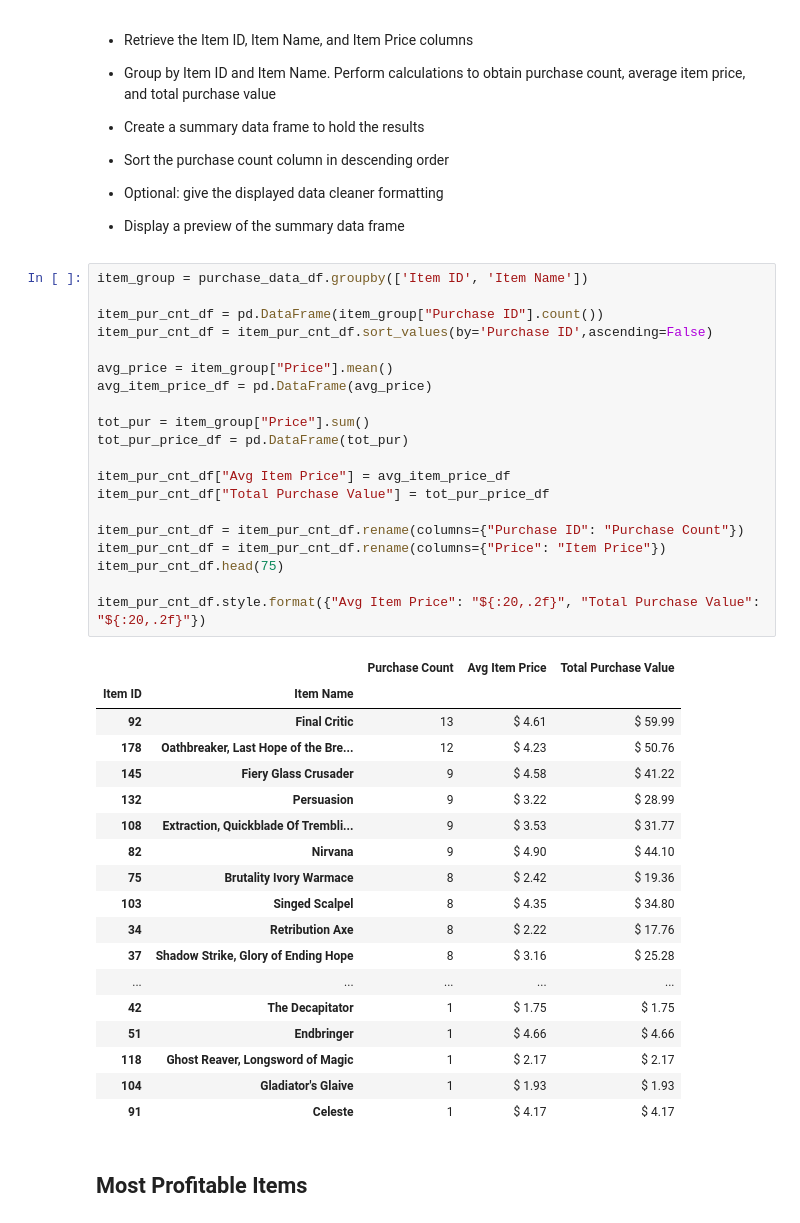
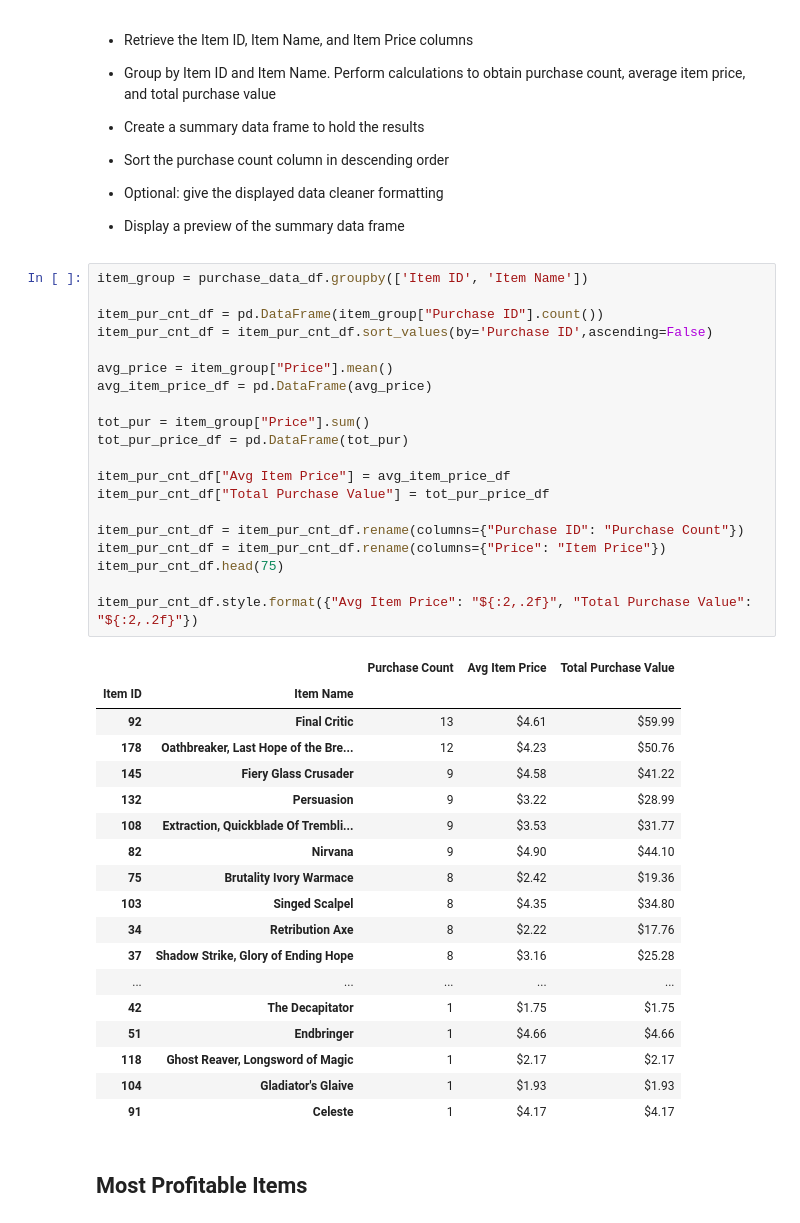
Before and after one commit to patrickfspring/Game-Purchase-Analysis-using-Pandas, a Jupyter notebook: HeroesOfPymoli/HeroesOfPymoli_starter.ipynb, the cells around one changed output. Drawn from its saved outputs; the diff is of its cells as text.

Commit message:
committing last problem

```diff
--- a/HeroesOfPymoli/HeroesOfPymoli_starter.ipynb
+++ b/HeroesOfPymoli/HeroesOfPymoli_starter.ipynb
@@ -334,42 +325,42 @@ player_purchases_df.style.format({"Average Purchase Price": "${:20,.2f}", "Total
 # %%
 item_group = purchase_data_df.groupby(['Item ID', 'Item Name'])
 
 item_pur_cnt_df = pd.DataFrame(item_group["Purchase ID"].count())
 item_pur_cnt_df = item_pur_cnt_df.sort_values(by='Purchase ID',ascending=False)
 
 avg_price = item_group["Price"].mean()
 avg_item_price_df = pd.DataFrame(avg_price)
 
 tot_pur = item_group["Price"].sum()
 tot_pur_price_df = pd.DataFrame(tot_pur)
 
 item_pur_cnt_df["Avg Item Price"] = avg_item_price_df
 item_pur_cnt_df["Total Purchase Value"] = tot_pur_price_df
 
 item_pur_cnt_df = item_pur_cnt_df.rename(columns={"Purchase ID": "Purchase Count"})
 item_pur_cnt_df = item_pur_cnt_df.rename(columns={"Price": "Item Price"})
 item_pur_cnt_df.head(75)
 
-item_pur_cnt_df.style.format({"Avg Item Price": "${:20,.2f}", "Total Purchase Value": "${:20,.2f}"})
+item_pur_cnt_df.style.format({"Avg Item Price": "${:2,.2f}", "Total Purchase Value": "${:2,.2f}"})
 # %% [output]
 |  |  | Purchase Count | Avg Item Price | Total Purchase Value |
 | Item ID | Item Name |  |  |  |
-| 92 | Final Critic | 13 | $ 4.61 | $ 59.99 |
-| 178 | Oathbreaker, Last Hope of the Bre... | 12 | $ 4.23 | $ 50.76 |
-| 145 | Fiery Glass Crusader | 9 | $ 4.58 | $ 41.22 |
-| 132 | Persuasion | 9 | $ 3.22 | $ 28.99 |
-| 108 | Extraction, Quickblade Of Trembli... | 9 | $ 3.53 | $ 31.77 |
-| 82 | Nirvana | 9 | $ 4.90 | $ 44.10 |
-| 75 | Brutality Ivory Warmace | 8 | $ 2.42 | $ 19.36 |
-| 103 | Singed Scalpel | 8 | $ 4.35 | $ 34.80 |
-| 34 | Retribution Axe | 8 | $ 2.22 | $ 17.76 |
-| 37 | Shadow Strike, Glory of Ending Hope | 8 | $ 3.16 | $ 25.28 |
+| 92 | Final Critic | 13 | $4.61 | $59.99 |
+| 178 | Oathbreaker, Last Hope of the Bre... | 12 | $4.23 | $50.76 |
+| 145 | Fiery Glass Crusader | 9 | $4.58 | $41.22 |
+| 132 | Persuasion | 9 | $3.22 | $28.99 |
+| 108 | Extraction, Quickblade Of Trembli... | 9 | $3.53 | $31.77 |
+| 82 | Nirvana | 9 | $4.90 | $44.10 |
+| 75 | Brutality Ivory Warmace | 8 | $2.42 | $19.36 |
+| 103 | Singed Scalpel | 8 | $4.35 | $34.80 |
+| 34 | Retribution Axe | 8 | $2.22 | $17.76 |
+| 37 | Shadow Strike, Glory of Ending Hope | 8 | $3.16 | $25.28 |
 | ... | ... | ... | ... | ... |
-| 42 | The Decapitator | 1 | $ 1.75 | $ 1.75 |
-| 51 | Endbringer | 1 | $ 4.66 | $ 4.66 |
-| 118 | Ghost Reaver, Longsword of Magic | 1 | $ 2.17 | $ 2.17 |
-| 104 | Gladiator's Glaive | 1 | $ 1.93 | $ 1.93 |
-| 91 | Celeste | 1 | $ 4.17 | $ 4.17 |
+| 42 | The Decapitator | 1 | $1.75 | $1.75 |
+| 51 | Endbringer | 1 | $4.66 | $4.66 |
+| 118 | Ghost Reaver, Longsword of Magic | 1 | $2.17 | $2.17 |
+| 104 | Gladiator's Glaive | 1 | $1.93 | $1.93 |
+| 91 | Celeste | 1 | $4.17 | $4.17 |
 # %% [markdown]
 ## Most Profitable Items
 # %% [markdown]
```
Also changed, not shown: parts of 5 cells of this notebook.
